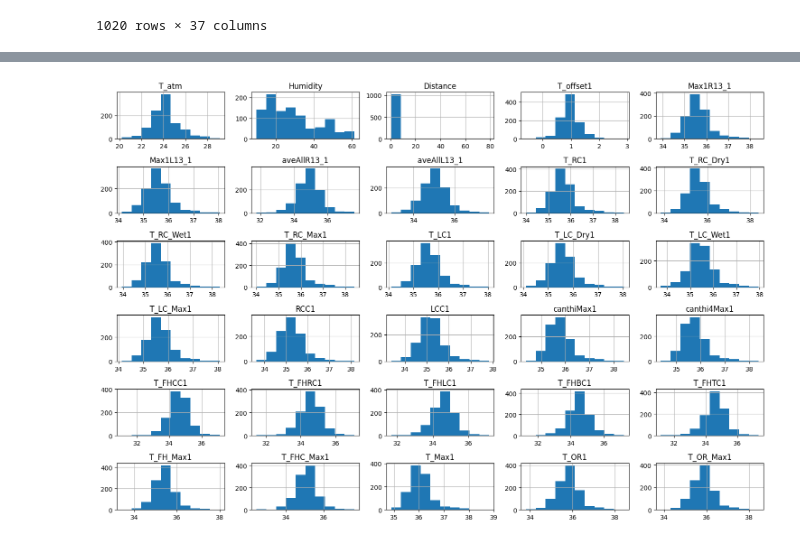
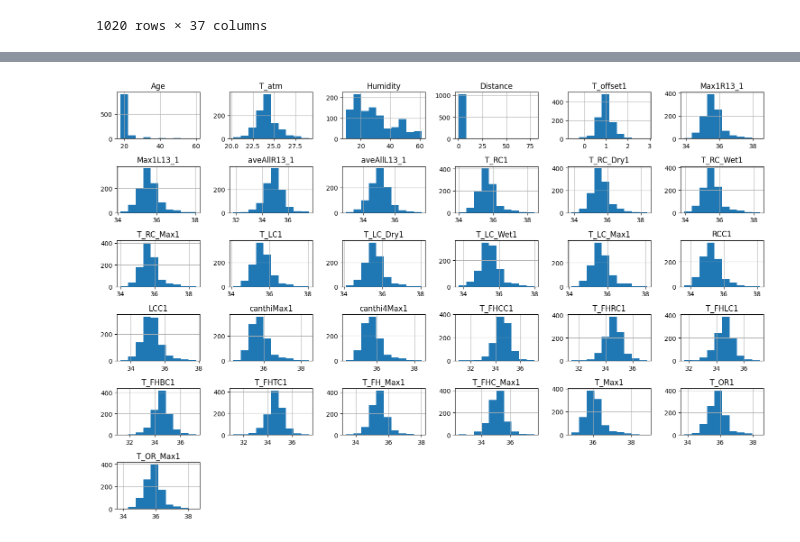
Before and after one commit to OmniControll/ETL-Process-To-Cloud-DWH, a Jupyter notebook: Infrared_temp_notebook.ipynb, the cells around one changed output, grey strips where cells are left out. Drawn from its saved outputs; the diff is of its cells as text; code cells hidden in the pictures.

```diff
--- a/Infrared_temp_notebook.ipynb
+++ b/Infrared_temp_notebook.ipynb
@@ -130,3 +130,8 @@ display(X_encoded)
 | 1018 | 26 | 25.0 | 39.8 | 0.6 | 1.2450 | 35.8150 | 35.5250 | 34.2950 | 34.0100 | ... |
 | 1019 | 18 | 23.8 | 45.6 | 0.6 | 0.8675 | 35.7075 | 35.5825 | 34.8875 | 35.0875 | ... |
 1020 rows × 37 columns
+# %%
+#encoding the ethinicty and gender into binary
+X_encoded  =
+
+#['Gender_Male', 'Ethnicity_Asian','Ethnicity_Black or African-American','Ethnicity_Hispanic/Latino','Ethnicity_Multiracial','Ethnicity_White']
@@ -164,12 +185,12 @@ display(y.describe)
 # %%
 import seaborn as sns
 import matplotlib.pyplot as plt
 
 # Histograms for numerical features
-X.hist(figsize=(15, 10))
+X_encoded.hist(figsize=(15, 10))
 plt.tight_layout()
 plt.show()
 # %% [output]
-[figure, old version]
+[figure, new version]
 # %%
 # detect outliers
```
Also changed, not shown: parts of 3 cells of this notebook.
